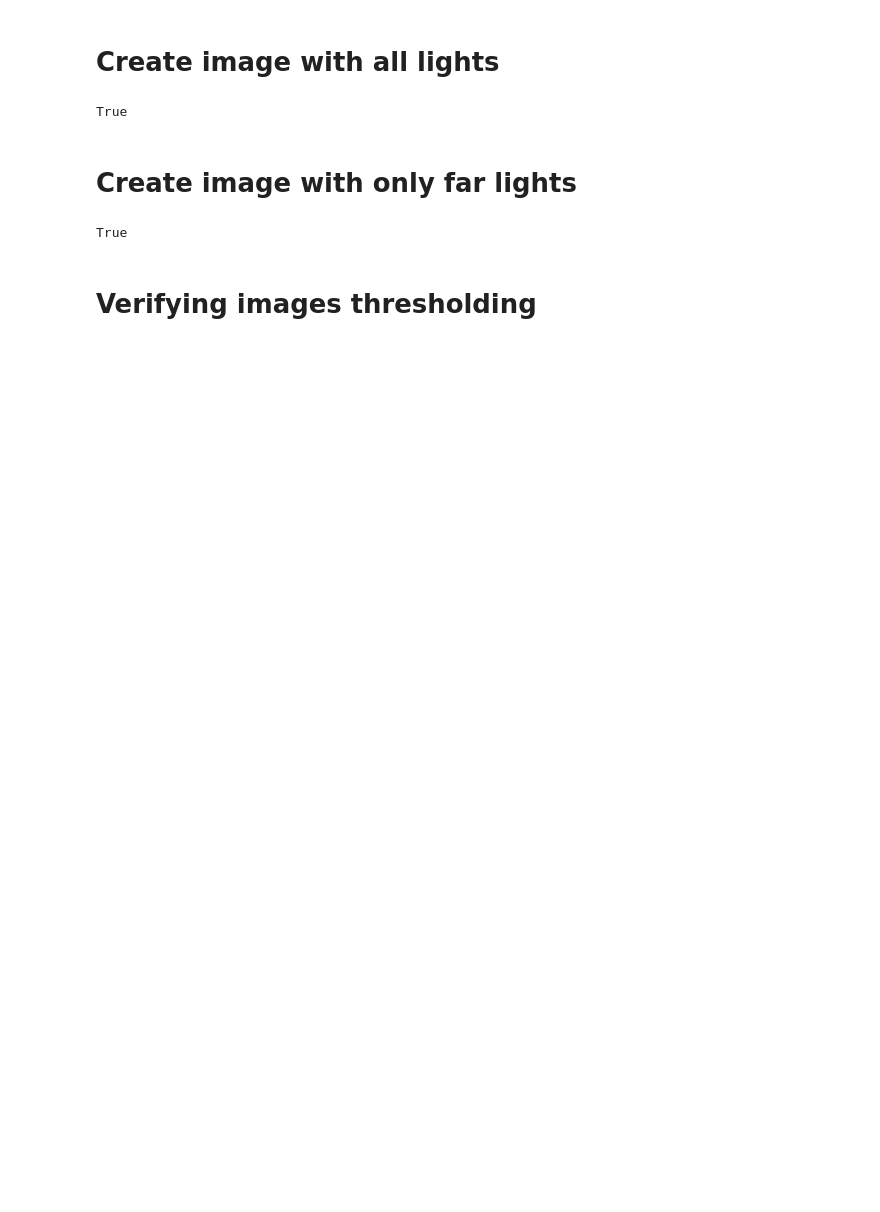
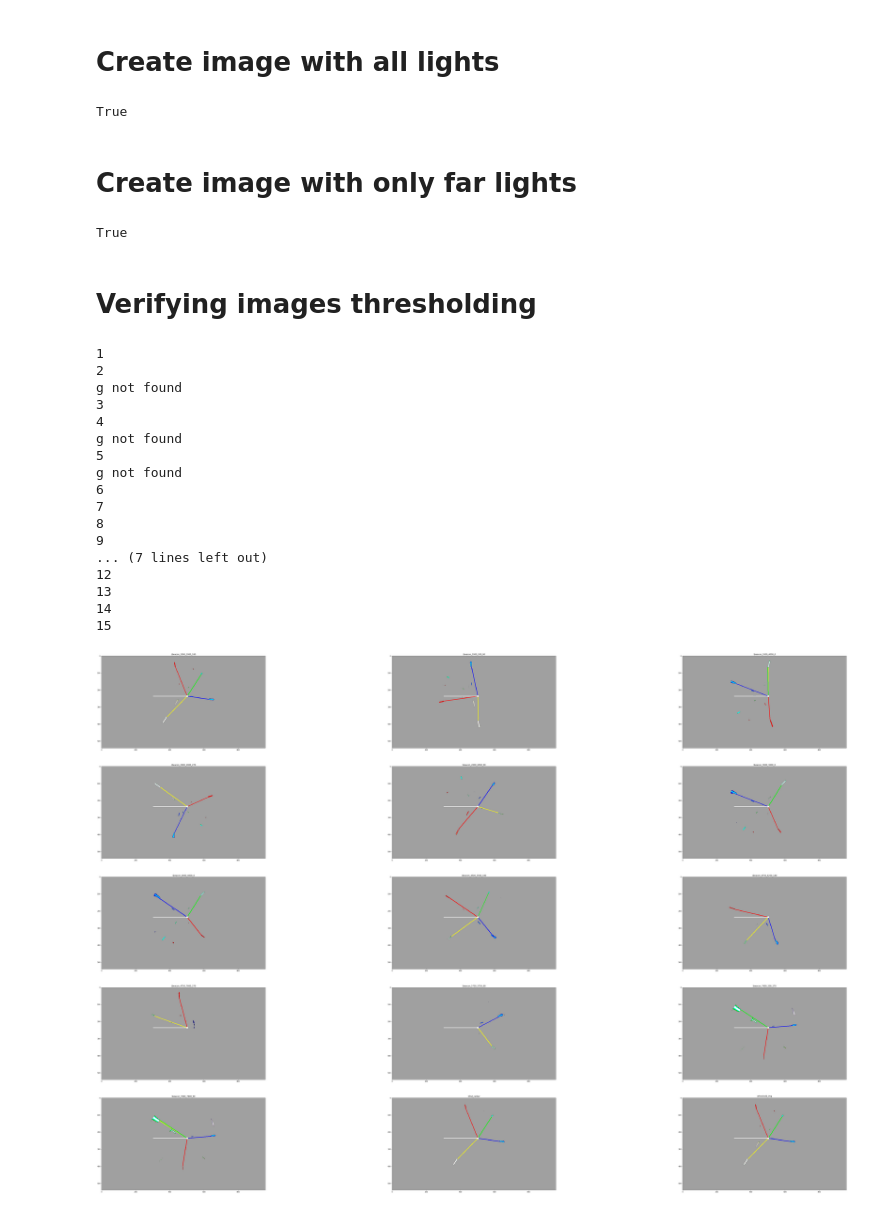
Before and after one commit to Apiquet/Visual_recognition, a Jupyter notebook: images/beacon/Beacon_new_version.ipynb, the cells around one changed output. Saved outputs shown, nothing was run; the diff lists cells and outputs as text; code cells hidden in the pictures; blank space fills up the shorter version.

```diff
--- a/images/beacon/Beacon_new_version.ipynb
+++ b/images/beacon/Beacon_new_version.ipynb
@@ -144,4 +186,57 @@ cv2.imwrite('threshold_img.png',thresh_img)
 True
 # %% [markdown]
 # Verifying images thresholding
+# %%
+
+center_circles = (940, 632)
+center_beacon = (502, 236)
+i = 1
+images = []
+titles = []
+for filename in glob.glob("./*.png"):
+    print(i)
+    i=i+1
+    rawImage = cv2.imread(filename)
+    height,width,depth = rawImage.shape
+    imgWithCircle  = np.zeros((height,width), np.uint8)
+    cv2.circle(imgWithCircle,center_circles,400,(255,255,255),thickness=-1)
+    cv2.circle(imgWithCircle,center_circles,80,(0,0,0),thickness=-1)
+    imask = imgWithCircle>0
+    img1 = np.zeros_like(rawImage, np.uint8)
+    img1[imask] = rawImage[imask]
+
+    imgWithCircle  = np.ones((height,width), np.uint8)
+    cv2.circle(imgWithCircle,center_circles,320,(0,0,0),thickness=-1)
+    cv2.circle(imgWithCircle,center_circles,150,(255,255,255),thickness=-1)
+    imask = imgWithCircle>0
+    img = np.zeros_like(img1, np.uint8)
+    img[imask] = img1[imask]
+
+    ret,thresh_img = cv2.threshold(img,220,0,cv2.THRESH_TOZERO)
+
+    thresh_img,_ = find_angles_and_get_result(thresh_img,center_beacon)
+    thresh_img[np.where((thresh_img==[0,0,0]).all(axis=2))] = [160,160,160]
+    images.append(thresh_img)
+    titles.append(filename[:-4])
+
+show_images(images, cols = 5, titles = titles)
+# %% [output]
+1
+2
+g not found
+3
+4
+g not found
+5
+g not found
+6
+7
+8
+9
+... (7 lines left out)
+12
+13
+14
+15
+[figure, added]
 # %%
```
Also changed, not shown: parts of 14 cells of this notebook.
